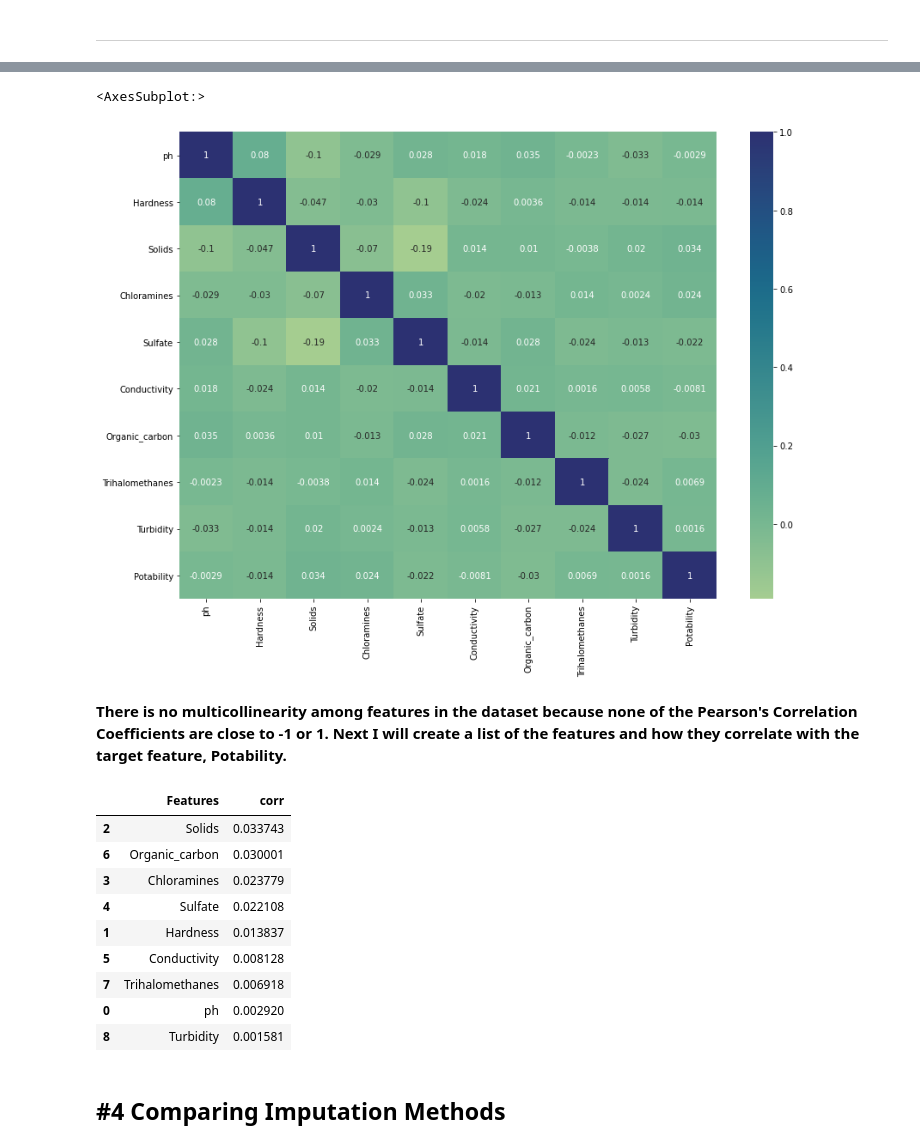
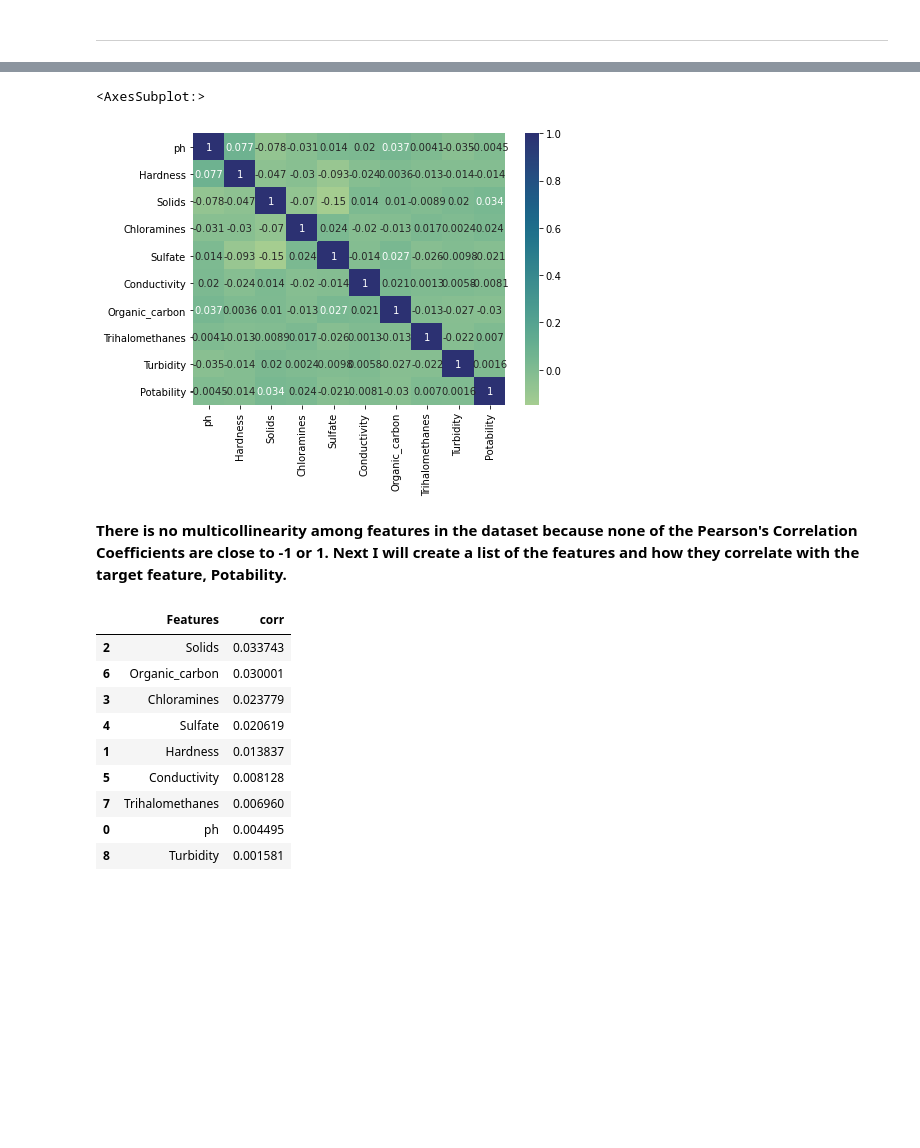
Before and after one commit to meester600/Springboard, a Jupyter notebook: water_quality_capstone_project/exploratory_data_analysis_and_modeling.ipynb, the cells around one changed output, grey strips where cells are left out. Drawn from its saved outputs; the diff is of its cells as text; code cells hidden in the pictures; blank space fills up the shorter version.

```diff
--- a/water_quality_capstone_project/exploratory_data_analysis_and_modeling.ipynb
+++ b/water_quality_capstone_project/exploratory_data_analysis_and_modeling.ipynb
@@ -104,6 +78,6 @@ ___
 # %%
-#Creating a correlation matrix to determine how correlated features are in the dataset.
-corr_matrix = knn_imputed_df.corr()
+#Creating a correlation matrix to determine how correlated features are in the dataset
+corr_matrix = mean_imputed_df.corr()
 corr_matrix
 # %% [output]
 |  | ph | Hardness | Solids | Chloramines | Sulfate | Conductivity | Organic_carbon | Trihalomethanes | ... |
@@ -120,9 +94,10 @@ corr_matrix
 # %%
-plt.subplots(figsize=(14,10))
+#Creating a heatmap of the correlation matrix for easier visual analysis
+plt.subplots(figsize=(7,5))
 sns.heatmap(corr_matrix, cmap = 'crest', annot = True)
 # %% [output]
 <AxesSubplot:>
-[figure, old version]
+[figure, new version]
 # %% [markdown]
 **There is no multicollinearity among features in the dataset because none of the Pearson's Correlation Coefficients are close to -1 or 1. Next I will create a list of the features and how they correlate with the target feature, Potability.**
 # %%
@@ -131,7 +106,7 @@ corr = list()
 
 #Looping through the previous list of features to determine correlation with target feature, 'Potability'
 for cols in features:
-    corr.append(knn_imputed_df[cols].corr(knn_imputed_df['Potability']))
+    corr.append(mean_imputed_df[cols].corr(mean_imputed_df['Potability']))
 
 #Converting new correlation list to a pandas dataframe
 corr_df = pd.DataFrame({'Features' : features, 'corr': corr})
@@ -146,11 +121,9 @@ corr_df.sort_values(by = 'corr', ascending = False)
 | 2 | Solids | 0.033743 |
 | 6 | Organic_carbon | 0.030001 |
 | 3 | Chloramines | 0.023779 |
-| 4 | Sulfate | 0.022108 |
+| 4 | Sulfate | 0.020619 |
 | 1 | Hardness | 0.013837 |
 | 5 | Conductivity | 0.008128 |
-| 7 | Trihalomethanes | 0.006918 |
-| 0 | ph | 0.002920 |
+| 7 | Trihalomethanes | 0.006960 |
+| 0 | ph | 0.004495 |
 | 8 | Turbidity | 0.001581 |
-# %% [markdown]
-## #4 Comparing Imputation Methods
```
Also changed, not shown: parts of 58 cells of this notebook, 4 other files.
